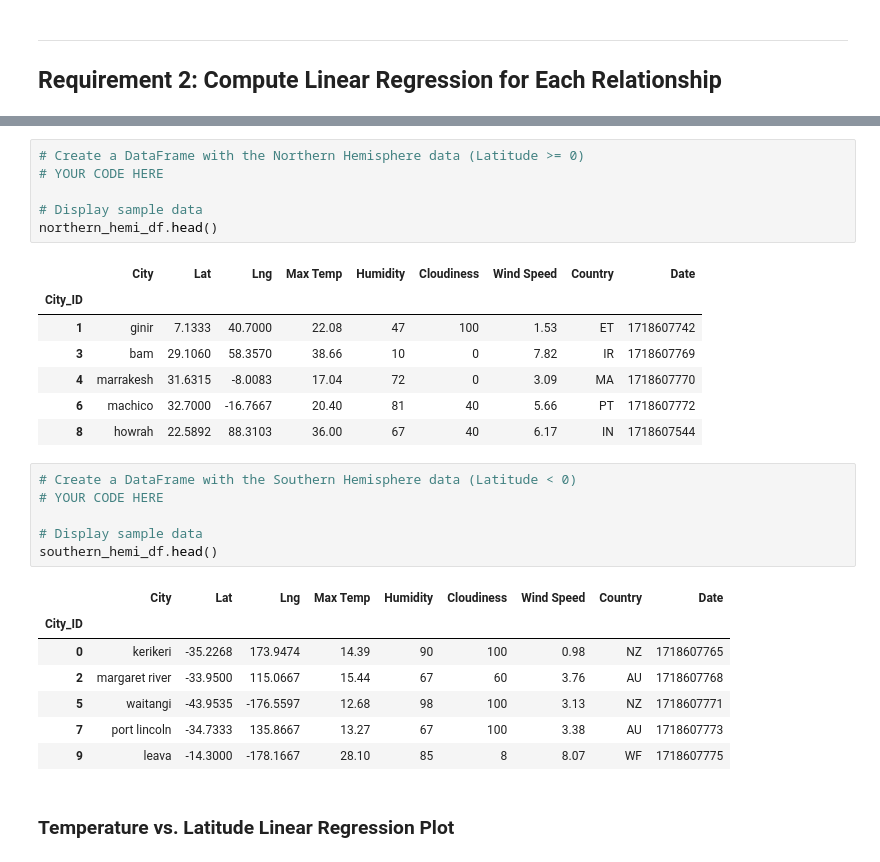
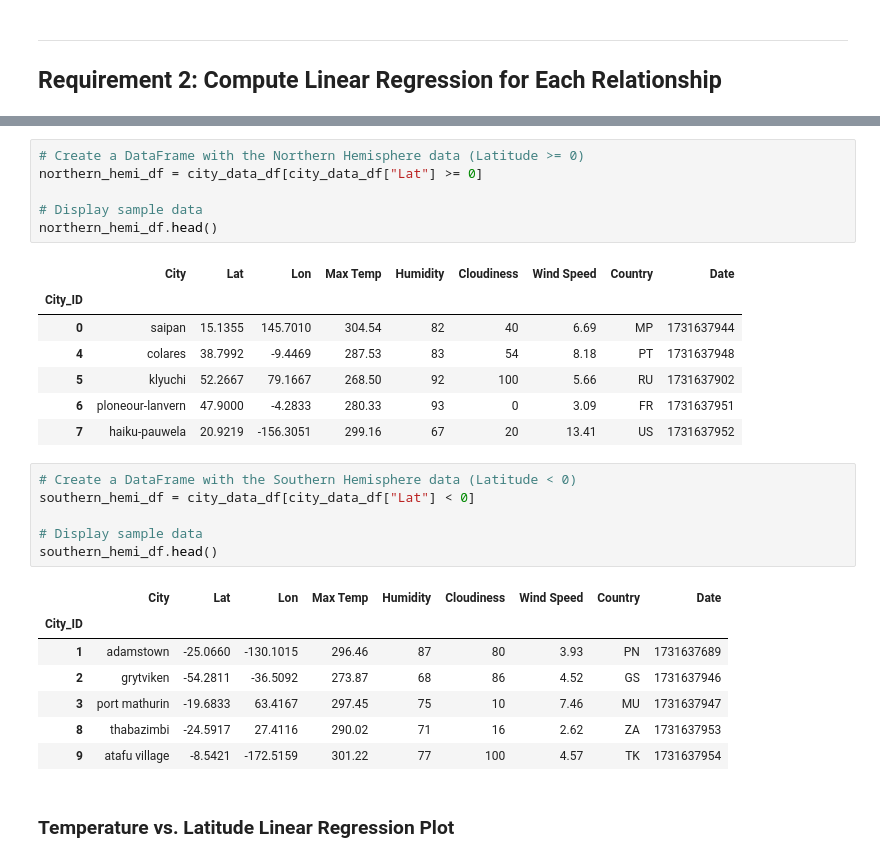
Before and after one commit to 99btyler/MSUDA-challenge-requests, a Jupyter notebook: submission/WeatherPy/WeatherPy.ipynb, the cells around one changed output, grey strips where cells are left out. Drawn from its saved outputs; the diff is of its cells as text.

```diff
--- a/submission/WeatherPy/WeatherPy.ipynb
+++ b/submission/WeatherPy/WeatherPy.ipynb
@@ -262,30 +294,30 @@ plt.show()
 # %%
 # Create a DataFrame with the Northern Hemisphere data (Latitude >= 0)
-# YOUR CODE HERE
+northern_hemi_df = city_data_df[city_data_df["Lat"] >= 0]
 
 # Display sample data
 northern_hemi_df.head()
 # %% [output]
-|  | City | Lat | Lng | Max Temp | Humidity | Cloudiness | Wind Speed | Country | Date |
+|  | City | Lat | Lon | Max Temp | Humidity | Cloudiness | Wind Speed | Country | Date |
 | City_ID |  |  |  |  |  |  |  |  |  |
-| 1 | ginir | 7.1333 | 40.7000 | 22.08 | 47 | 100 | 1.53 | ET | 1718607742 |
-| 3 | bam | 29.1060 | 58.3570 | 38.66 | 10 | 0 | 7.82 | IR | 1718607769 |
-| 4 | marrakesh | 31.6315 | -8.0083 | 17.04 | 72 | 0 | 3.09 | MA | 1718607770 |
-| 6 | machico | 32.7000 | -16.7667 | 20.40 | 81 | 40 | 5.66 | PT | 1718607772 |
-| 8 | howrah | 22.5892 | 88.3103 | 36.00 | 67 | 40 | 6.17 | IN | 1718607544 |
+| 0 | saipan | 15.1355 | 145.7010 | 304.54 | 82 | 40 | 6.69 | MP | 1731637944 |
+| 4 | colares | 38.7992 | -9.4469 | 287.53 | 83 | 54 | 8.18 | PT | 1731637948 |
+| 5 | klyuchi | 52.2667 | 79.1667 | 268.50 | 92 | 100 | 5.66 | RU | 1731637902 |
+| 6 | ploneour-lanvern | 47.9000 | -4.2833 | 280.33 | 93 | 0 | 3.09 | FR | 1731637951 |
+| 7 | haiku-pauwela | 20.9219 | -156.3051 | 299.16 | 67 | 20 | 13.41 | US | 1731637952 |
 # %%
 # Create a DataFrame with the Southern Hemisphere data (Latitude < 0)
-# YOUR CODE HERE
+southern_hemi_df = city_data_df[city_data_df["Lat"] < 0]
 
 # Display sample data
 southern_hemi_df.head()
 # %% [output]
-|  | City | Lat | Lng | Max Temp | Humidity | Cloudiness | Wind Speed | Country | Date |
+|  | City | Lat | Lon | Max Temp | Humidity | Cloudiness | Wind Speed | Country | Date |
 | City_ID |  |  |  |  |  |  |  |  |  |
-| 0 | kerikeri | -35.2268 | 173.9474 | 14.39 | 90 | 100 | 0.98 | NZ | 1718607765 |
-| 2 | margaret river | -33.9500 | 115.0667 | 15.44 | 67 | 60 | 3.76 | AU | 1718607768 |
-| 5 | waitangi | -43.9535 | -176.5597 | 12.68 | 98 | 100 | 3.13 | NZ | 1718607771 |
-| 7 | port lincoln | -34.7333 | 135.8667 | 13.27 | 67 | 100 | 3.38 | AU | 1718607773 |
-| 9 | leava | -14.3000 | -178.1667 | 28.10 | 85 | 8 | 8.07 | WF | 1718607775 |
+| 1 | adamstown | -25.0660 | -130.1015 | 296.46 | 87 | 80 | 3.93 | PN | 1731637689 |
+| 2 | grytviken | -54.2811 | -36.5092 | 273.87 | 68 | 86 | 4.52 | GS | 1731637946 |
+| 3 | port mathurin | -19.6833 | 63.4167 | 297.45 | 75 | 10 | 7.46 | MU | 1731637947 |
+| 8 | thabazimbi | -24.5917 | 27.4116 | 290.02 | 71 | 16 | 2.62 | ZA | 1731637953 |
+| 9 | atafu village | -8.5421 | -172.5159 | 301.22 | 77 | 100 | 4.57 | TK | 1731637954 |
 # %% [markdown]
 ###  Temperature vs. Latitude Linear Regression Plot
```
Also changed, not shown: parts of 35 cells of this notebook, 6 other files.
